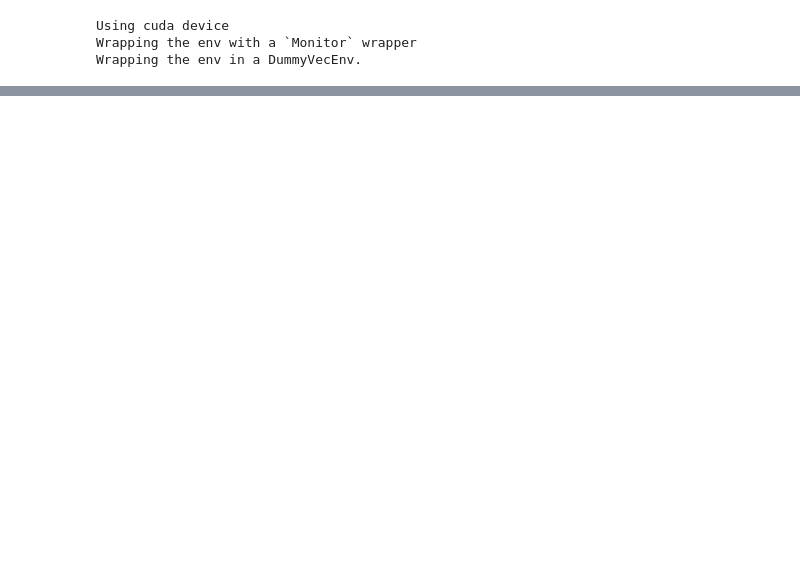
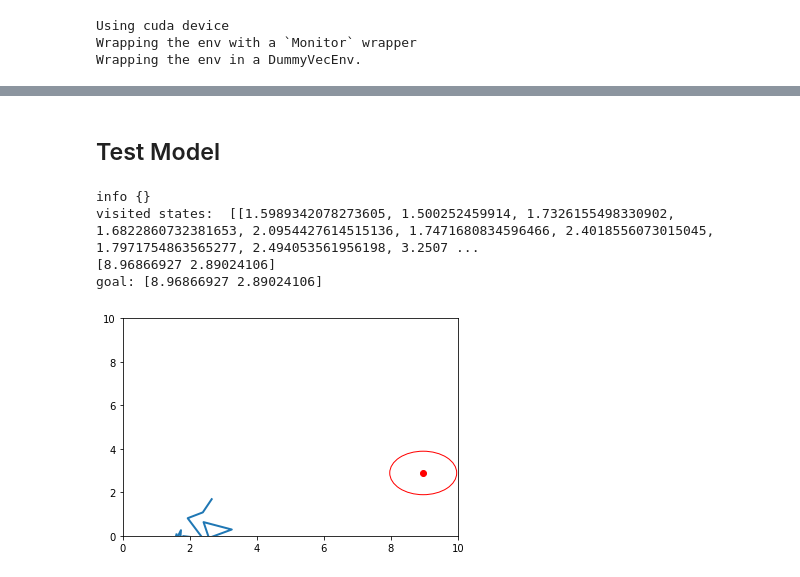
Before and after one commit to ll7/rl-test, a Jupyter notebook: SimpleWalk/SimpleWalk2Dcont.ipynb, the cells around one changed output, grey strips where cells are left out. Saved outputs shown, nothing was run; the diff lists cells and outputs as text; code cells hidden in the pictures; blank space fills up the shorter version.

Commit message:
update simple walk2d

```diff
--- a/SimpleWalk/SimpleWalk2Dcont.ipynb
+++ b/SimpleWalk/SimpleWalk2Dcont.ipynb
@@ -288,5 +269,8 @@ Using cuda device
 Wrapping the env with a `Monitor` wrapper
 Wrapping the env in a DummyVecEnv.
 # %%
-model.learn(total_timesteps=4000)
+model.learn(
+    total_timesteps=40_000,
+    callback = callback
+    )
 # %% [output]
@@ -311,2 +457,22 @@ Logging to Training\Logs\PPO_11
 # %%
 model.save('PPO')
+# %% [markdown]
+## Test Model
+# %%
+# test prediction
+env = SimpleWalk2Dcont()
+env.reset()
+
+while True:
+    action, _states = model.predict(env.state)
+    obs, rewards, done, info = env.step(action)
+    if done:
+        print("info", info)
+        break
+env.render()
+# %% [output]
+info {}
+visited states:  [[1.5989342078273605, 1.500252459914, 1.7326155498330902, 1.6822860732381653, 2.0954427614515136, 1.7471680834596466, 2.4018556073015045, 1.7971754863565277, 2.494053561956198, 3.2507 ...
+[8.96866927 2.89024106]
+goal: [8.96866927 2.89024106]
+[figure, added]
```
Also changed, not shown: parts of 17 cells of this notebook, 1 other file.
